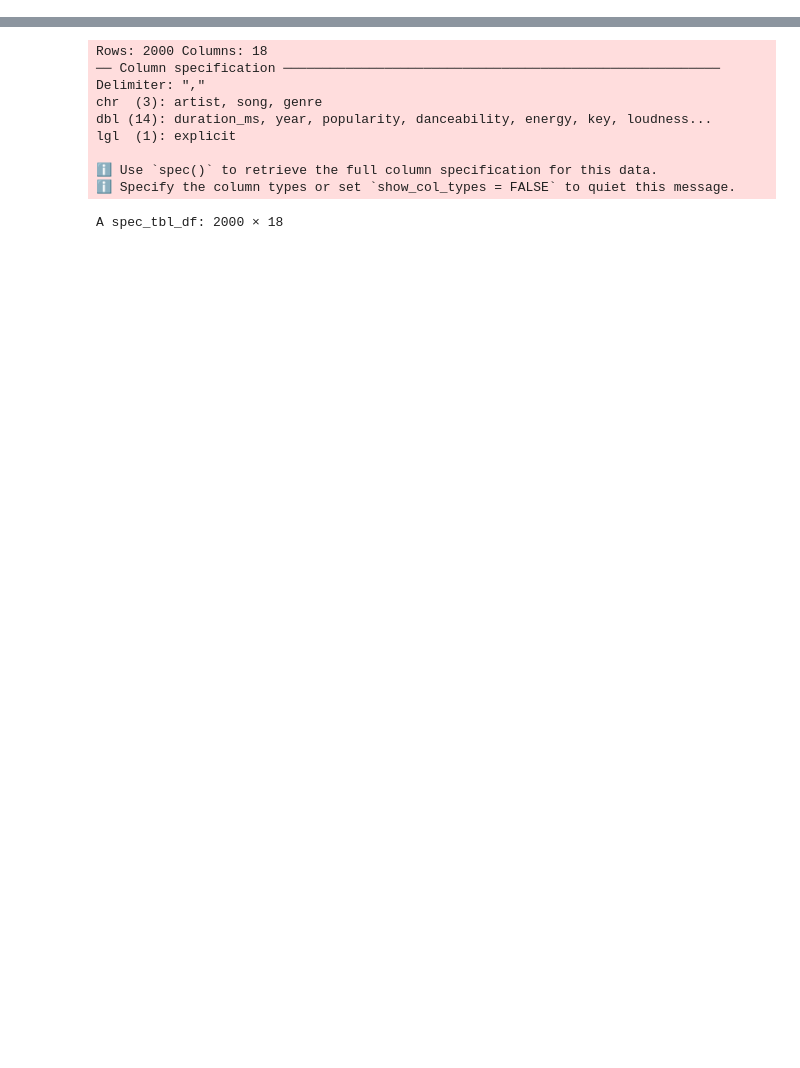
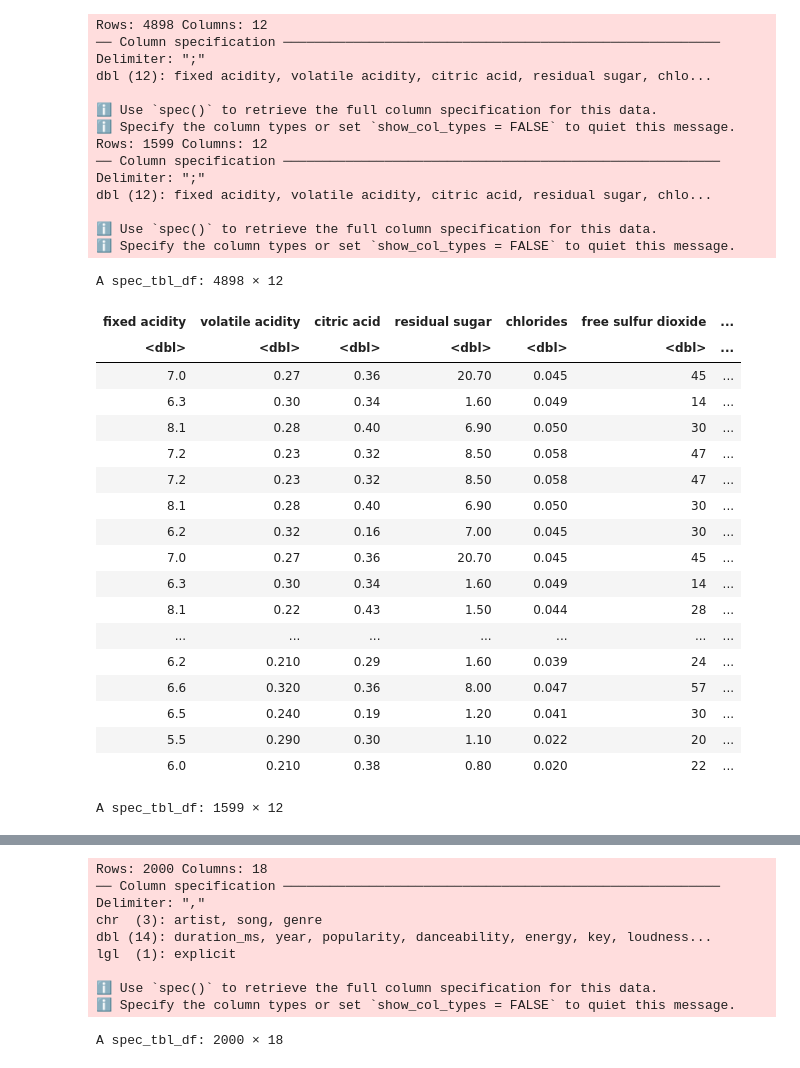
Before and after one commit to werehappy/DSCI-Group-Project-26-, a Jupyter notebook: df_prep.ipynb, the cells around one changed output, grey strips where cells are left out. Saved outputs shown, nothing was run; the diff lists cells and outputs as text; code cells hidden in the pictures; blank space fills up the shorter version.

Commit message:
Add dataset and changed the program code
Added White wine and Red wine quality data set

```diff
--- a/df_prep.ipynb
+++ b/df_prep.ipynb
@@ -22,0 +5,43 @@ The following object is masked from ‘package:readr’:
+# %%
+white_wine_df <- read_delim("data/winequality-white.csv", delim = ";")
+
+red_wine_df <- read_delim("data/winequality-red.csv", delim = ";")
+
+white_wine_df
+
+red_wine_df
+# %% [output]
+Rows: 4898 Columns: 12
+── Column specification ────────────────────────────────────────────────────────
+Delimiter: ";"
+dbl (12): fixed acidity, volatile acidity, citric acid, residual sugar, chlo...
+
+ℹ Use `spec()` to retrieve the full column specification for this data.
+ℹ Specify the column types or set `show_col_types = FALSE` to quiet this message.
+Rows: 1599 Columns: 12
+── Column specification ────────────────────────────────────────────────────────
+Delimiter: ";"
+dbl (12): fixed acidity, volatile acidity, citric acid, residual sugar, chlo...
+
+ℹ Use `spec()` to retrieve the full column specification for this data.
+ℹ Specify the column types or set `show_col_types = FALSE` to quiet this message.
+A spec_tbl_df: 4898 × 12
+| fixed acidity | volatile acidity | citric acid | residual sugar | chlorides | free sulfur dioxide | ... |
+| <dbl> | <dbl> | <dbl> | <dbl> | <dbl> | <dbl> | ... |
+| 7.0 | 0.27 | 0.36 | 20.70 | 0.045 | 45 | ... |
+| 6.3 | 0.30 | 0.34 | 1.60 | 0.049 | 14 | ... |
+| 8.1 | 0.28 | 0.40 | 6.90 | 0.050 | 30 | ... |
+| 7.2 | 0.23 | 0.32 | 8.50 | 0.058 | 47 | ... |
+| 7.2 | 0.23 | 0.32 | 8.50 | 0.058 | 47 | ... |
+| 8.1 | 0.28 | 0.40 | 6.90 | 0.050 | 30 | ... |
+| 6.2 | 0.32 | 0.16 | 7.00 | 0.045 | 30 | ... |
+| 7.0 | 0.27 | 0.36 | 20.70 | 0.045 | 45 | ... |
+| 6.3 | 0.30 | 0.34 | 1.60 | 0.049 | 14 | ... |
+| 8.1 | 0.22 | 0.43 | 1.50 | 0.044 | 28 | ... |
+| ... | ... | ... | ... | ... | ... | ... |
+| 6.2 | 0.210 | 0.29 | 1.60 | 0.039 | 24 | ... |
+| 6.6 | 0.320 | 0.36 | 8.00 | 0.047 | 57 | ... |
+| 6.5 | 0.240 | 0.19 | 1.20 | 0.041 | 30 | ... |
+| 5.5 | 0.290 | 0.30 | 1.10 | 0.022 | 20 | ... |
+| 6.0 | 0.210 | 0.38 | 0.80 | 0.020 | 22 | ... |
+A spec_tbl_df: 1599 × 12
```
Also changed, not shown: parts of 4 cells of this notebook, 3 other files.
